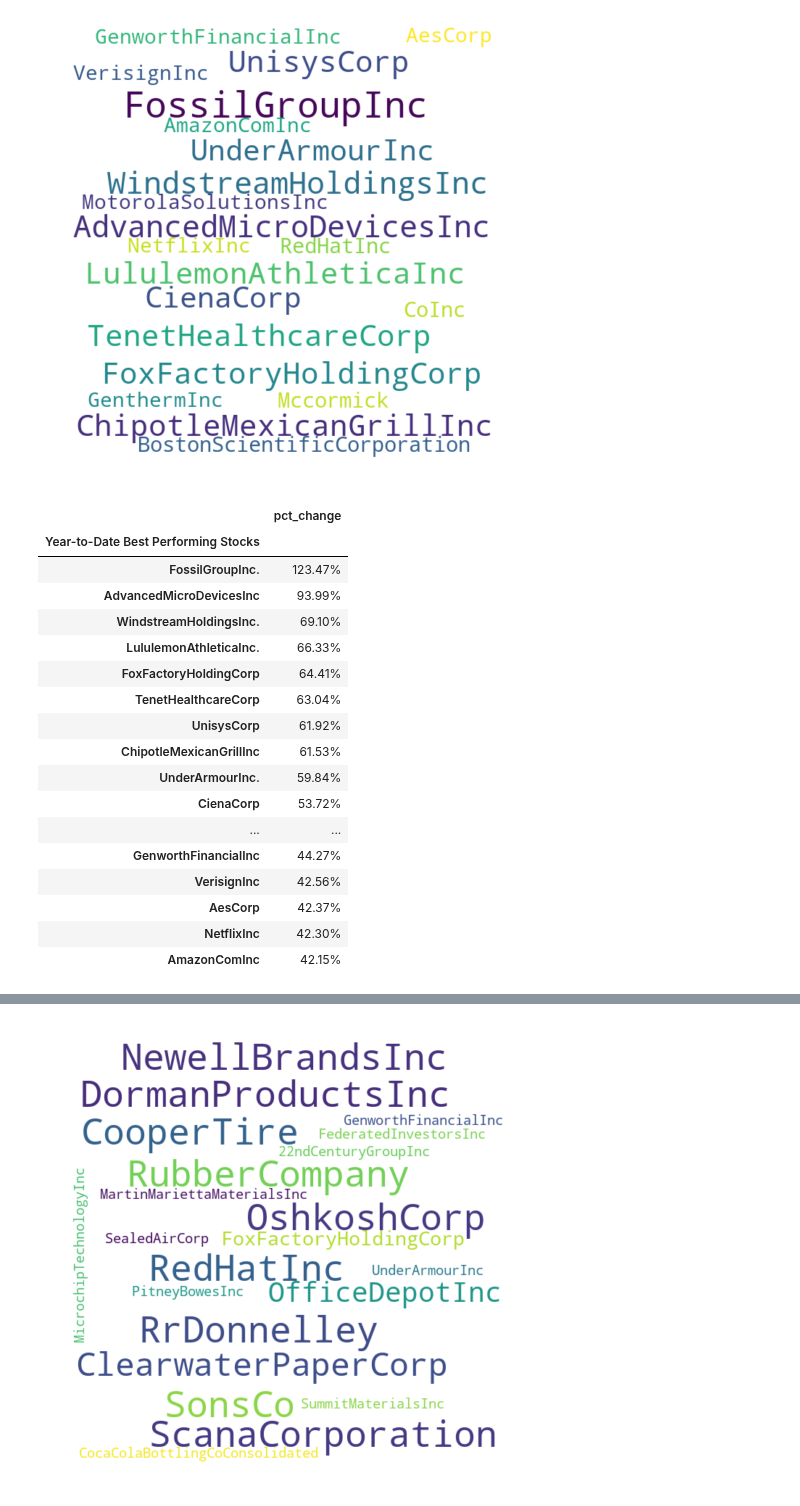
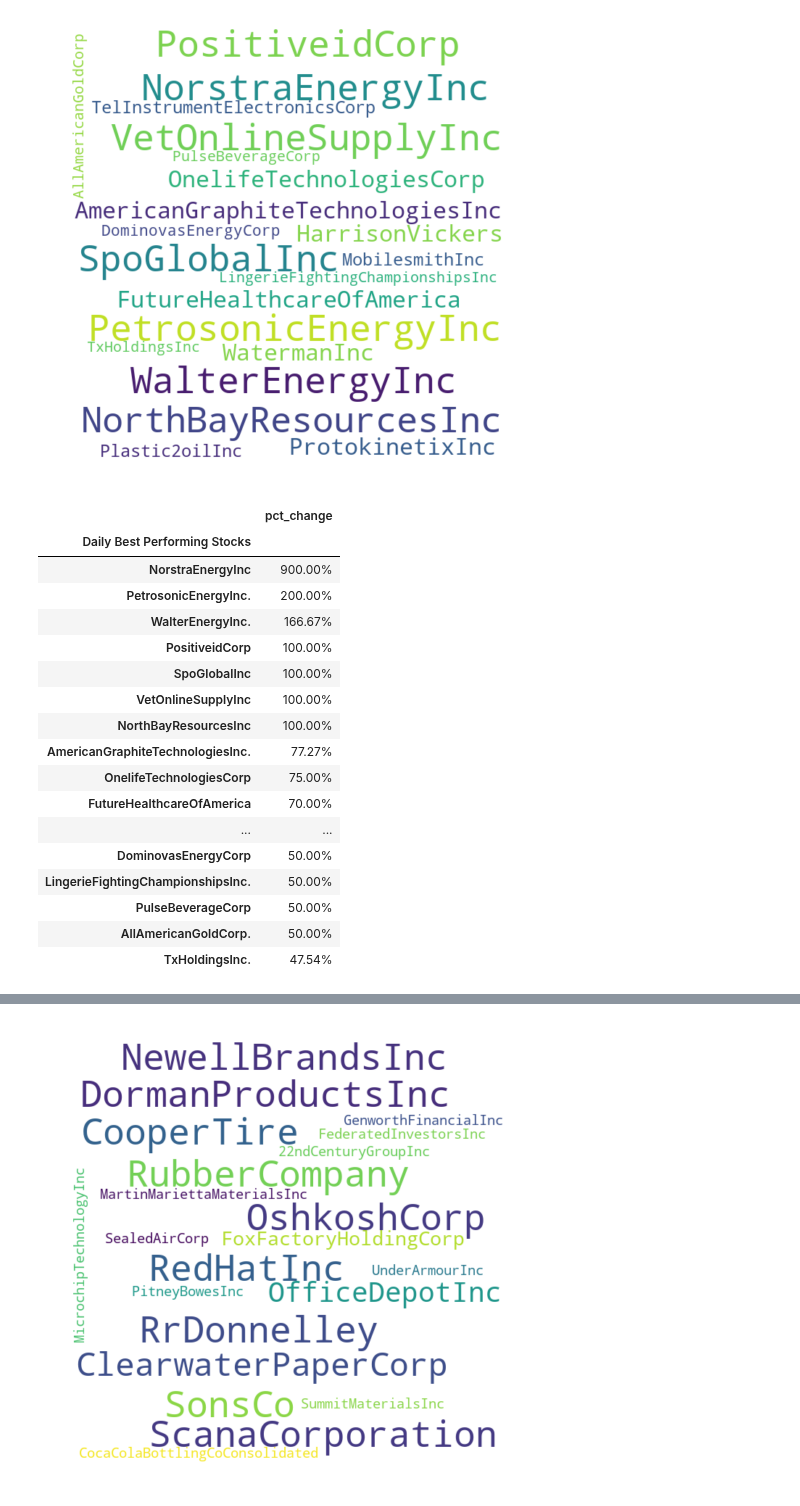
Before and after one commit to Peiyao-Lyu/Handbook-for-Stocklovers-and-Screenning-Tools, a Jupyter notebook: rh2910_Tools_Project.ipynb, the cells around one changed output, grey strips where cells are left out. Saved outputs shown, nothing was run; the diff lists cells and outputs as text; code cells hidden in the pictures.

```diff
--- a/rh2910_Tools_Project.ipynb
+++ b/rh2910_Tools_Project.ipynb
@@ -1,15 +101,16 @@
 # %%
-#Weekly: input 1; Monthly: input 2.
-def get_best_weekly_performers(x=1):
+#Daily: input 1; Weekly: input 2; Monthly: input 3; Quarterly: input 4; Year-to-Date: input 5
+
+def get_best_performers(x=1):
     import requests
     from bs4 import BeautifulSoup
     import pandas as pd
     from wordcloud import WordCloud, STOPWORDS
     import matplotlib.pyplot as plt
 
-    w_output_list = []
-    w_stock_list = []
-    w_pct_list = []
+    output_list = []
+    stock_list = []
+    pct_list = []
 
     if x==1:
         url = "https://csimarket.com/markets/Stocks.php?days=yday&=#tablecomp"
@@ -28,59 +129,59 @@ def get_best_weekly_performers(x=1):
     soup = BeautifulSoup(results_page.content,'lxml')
     all_tags = soup.find_all('td', class_='lk')
     for tag in all_tags:
-        w_output_list.append(tag.get_text().replace(',','').replace('\xa0','').replace(' ',''))
+        output_list.append(tag.get_text().replace(',','').replace('\xa0','').replace(' ',''))
     for i in range(0,40):
         if i % 2 == 0:
-            w_stock_list.append(w_output_list[i])
+            stock_list.append(output_list[i])
         if i % 2 == 1:
-            w_pct_list.append((w_output_list[i]))
+            pct_list.append((output_list[i]))
 
-    df = pd.DataFrame(w_pct_list, w_stock_list)
+    df = pd.DataFrame(pct_list, stock_list)
     if x==1:
         df.index.name = 'Daily Best Performing Stocks'
     elif x==2:
         df.index.name = 'Weekly Best Performing Stocks'
     elif x==3:
         df.index.name = 'Monthly Best Performing Stocks'
     elif x==4:
         df.index.name = 'Quarterly Best Performing Stocks'
     elif x==5:
         df.index.name = 'Year-to-Date Best Performing Stocks'
     else:
         return None
     df.columns = ['pct_change']
 
-    stock_string=(" ").join(w_stock_list)
+    stock_string=(" ").join(stock_list)
     wordcloud = WordCloud(width = 600, height = 600, max_font_size=50, min_font_size=10, background_color="white").generate(stock_string)
     plt.figure(figsize=(15,8))
     plt.imshow(wordcloud, interpolation="bilinear")
     plt.axis("off")
     plt.savefig("wordcloud"+".png", bbox_inches='tight')
     plt.show()
     plt.close()
 
     return df
 
 
-get_best_weekly_performers(5)
+get_best_performers(1)
 # %% [output]
-[figure, old version]
+[figure, new version]
 |  | pct_change |
-| Year-to-Date Best Performing Stocks |  |
-| FossilGroupInc. | 123.47% |
-| AdvancedMicroDevicesInc | 93.99% |
-| WindstreamHoldingsInc. | 69.10% |
-| LululemonAthleticaInc. | 66.33% |
-| FoxFactoryHoldingCorp | 64.41% |
-| TenetHealthcareCorp | 63.04% |
-| UnisysCorp | 61.92% |
-| ChipotleMexicanGrillInc | 61.53% |
-| UnderArmourInc. | 59.84% |
-| CienaCorp | 53.72% |
+| Daily Best Performing Stocks |  |
+| NorstraEnergyInc | 900.00% |
+| PetrosonicEnergyInc. | 200.00% |
+| WalterEnergyInc. | 166.67% |
+| PositiveidCorp | 100.00% |
+| SpoGlobalInc | 100.00% |
+| VetOnlineSupplyInc | 100.00% |
+| NorthBayResourcesInc | 100.00% |
+| AmericanGraphiteTechnologiesInc. | 77.27% |
+| OnelifeTechnologiesCorp | 75.00% |
+| FutureHealthcareOfAmerica | 70.00% |
 | ... | ... |
-| GenworthFinancialInc | 44.27% |
-| VerisignInc | 42.56% |
-| AesCorp | 42.37% |
-| NetflixInc | 42.30% |
-| AmazonComInc | 42.15% |
+| DominovasEnergyCorp | 50.00% |
+| LingerieFightingChampionshipsInc. | 50.00% |
+| PulseBeverageCorp | 50.00% |
+| AllAmericanGoldCorp. | 50.00% |
+| TxHoldingsInc. | 47.54% |
 # %%
```
Also changed, not shown: parts of 3 cells of this notebook, 1 other file.
